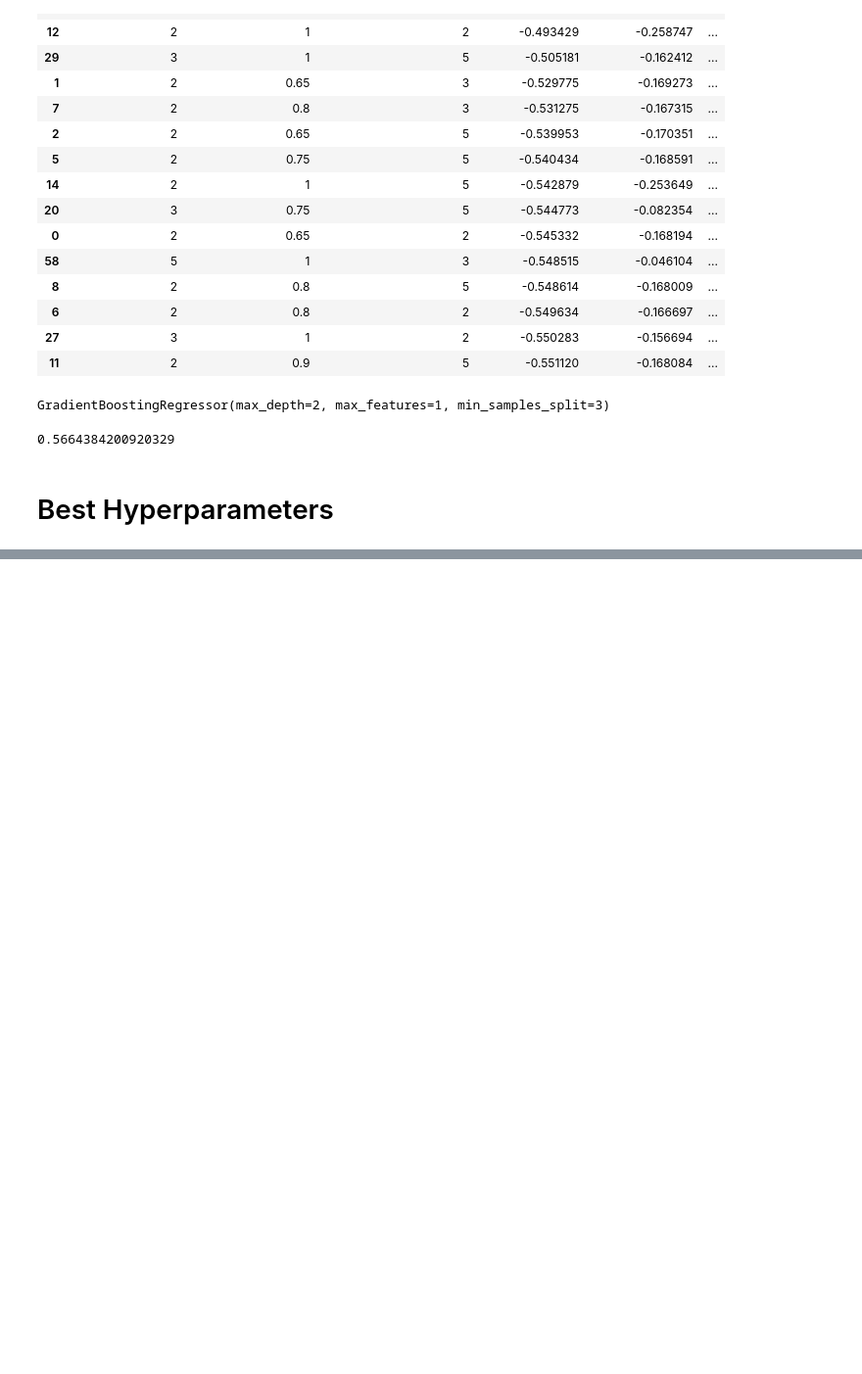
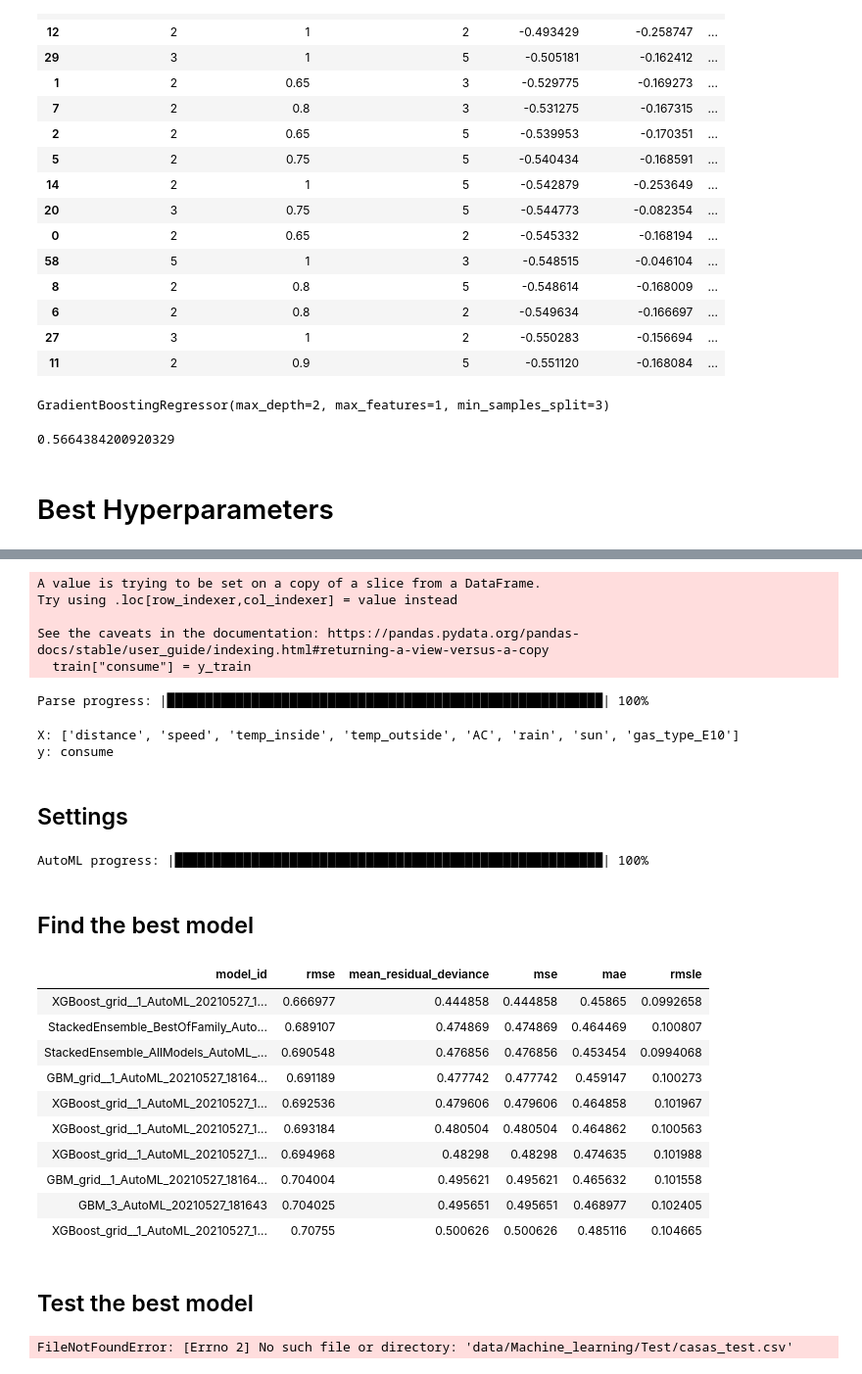
Before and after one commit to marcunu/reto_data, a Jupyter notebook: 02_Machine Learning.ipynb, the cells around one changed output, grey strips where cells are left out. Shown at 98% size. Drawn from its saved outputs; the diff is of its cells as text; code cells hidden in the pictures; blank space fills up the shorter version.

```diff
--- a/02_Machine Learning.ipynb
+++ b/02_Machine Learning.ipynb
@@ -285,0 +318,59 @@ best_tree = RandomForestRegressor(max_depth=8, max_features=0.8, min_samples_spl
+# %%
+train = X_train
+train["consume"] = y_train
+# %% [output]
+A value is trying to be set on a copy of a slice from a DataFrame.
+Try using .loc[row_indexer,col_indexer] = value instead
+
+See the caveats in the documentation: https://pandas.pydata.org/pandas-docs/stable/user_guide/indexing.html#returning-a-view-versus-a-copy
+  train["consume"] = y_train
+# %%
+h2train = h2o.H2OFrame(train)
+# %% [output]
+Parse progress: |█████████████████████████████████████████████████████████| 100%
+# %%
+x = list(train.columns)
+x.remove('consume')
+
+y = "consume"
+
+print("X:", x)
+print("y:", y)
+# %% [output]
+X: ['distance', 'speed', 'temp_inside', 'temp_outside', 'AC', 'rain', 'sun', 'gas_type_E10']
+y: consume
+# %% [markdown]
+## Settings
+# %%
+automl = H2OAutoML(max_models=50, max_runtime_secs=6000, sort_metric='RMSE')
+automl.train(x=x, y=y, training_frame=h2train)
+# %% [output]
+AutoML progress: |████████████████████████████████████████████████████████| 100%
+# %% [markdown]
+## Find the best model
+# %%
+leader_board = automl.leaderboard
+leader_board.head()
+# %% [output]
+| model_id | rmse | mean_residual_deviance | mse | mae | rmsle |
+| XGBoost_grid__1_AutoML_20210527_1... | 0.666977 | 0.444858 | 0.444858 | 0.45865 | 0.0992658 |
+| StackedEnsemble_BestOfFamily_Auto... | 0.689107 | 0.474869 | 0.474869 | 0.464469 | 0.100807 |
+| StackedEnsemble_AllModels_AutoML_... | 0.690548 | 0.476856 | 0.476856 | 0.453454 | 0.0994068 |
+| GBM_grid__1_AutoML_20210527_18164... | 0.691189 | 0.477742 | 0.477742 | 0.459147 | 0.100273 |
+| XGBoost_grid__1_AutoML_20210527_1... | 0.692536 | 0.479606 | 0.479606 | 0.464858 | 0.101967 |
+| XGBoost_grid__1_AutoML_20210527_1... | 0.693184 | 0.480504 | 0.480504 | 0.464862 | 0.100563 |
+| XGBoost_grid__1_AutoML_20210527_1... | 0.694968 | 0.48298 | 0.48298 | 0.474635 | 0.101988 |
+| GBM_grid__1_AutoML_20210527_18164... | 0.704004 | 0.495621 | 0.495621 | 0.465632 | 0.101558 |
+| GBM_3_AutoML_20210527_181643 | 0.704025 | 0.495651 | 0.495651 | 0.468977 | 0.102405 |
+| XGBoost_grid__1_AutoML_20210527_1... | 0.70755 | 0.500626 | 0.500626 | 0.485116 | 0.104665 |
+# %% [markdown]
+## Test the best model
+# %%
+#Loading the TEST dataset
+
+stacked_test = pd.read_csv("data/Machine_learning/Test/casas_test.csv") #Cleaned Test dataset from Kaggle
+h2test_stacked = h2o.H2OFrame(stacked_test) #Conversion into a H20 frame to train
+
+h2test_stacked.head() #preview
+# %% [output]
+FileNotFoundError: [Errno 2] No such file or directory: 'data/Machine_learning/Test/casas_test.csv'
```
Also changed, not shown: parts of 4 cells of this notebook, 8 other files.
